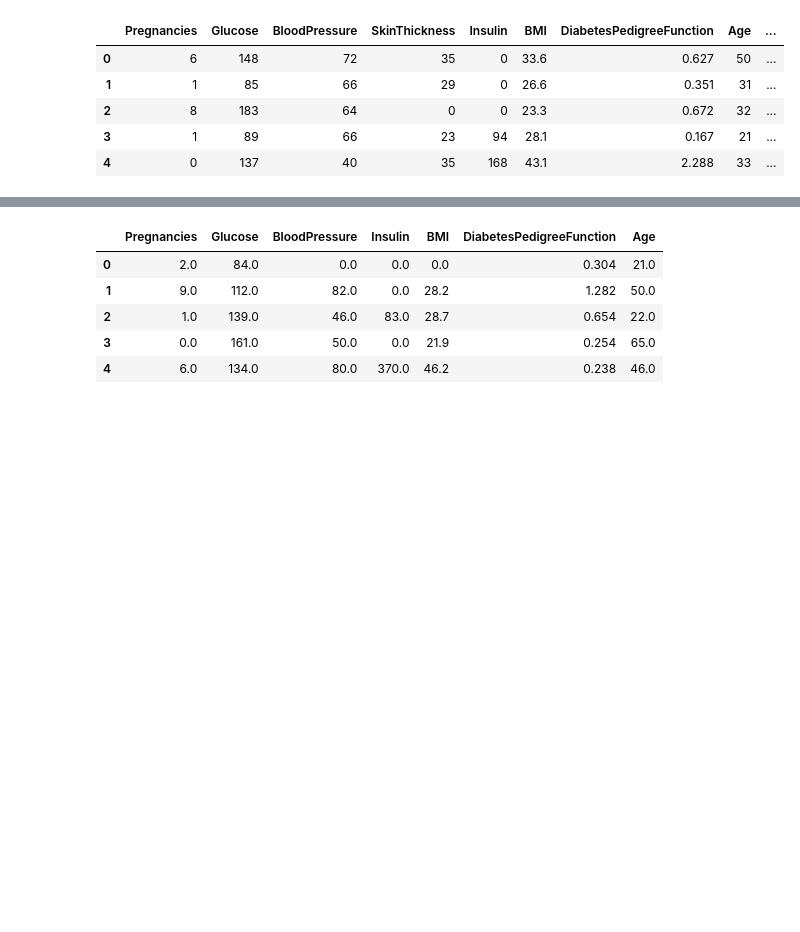
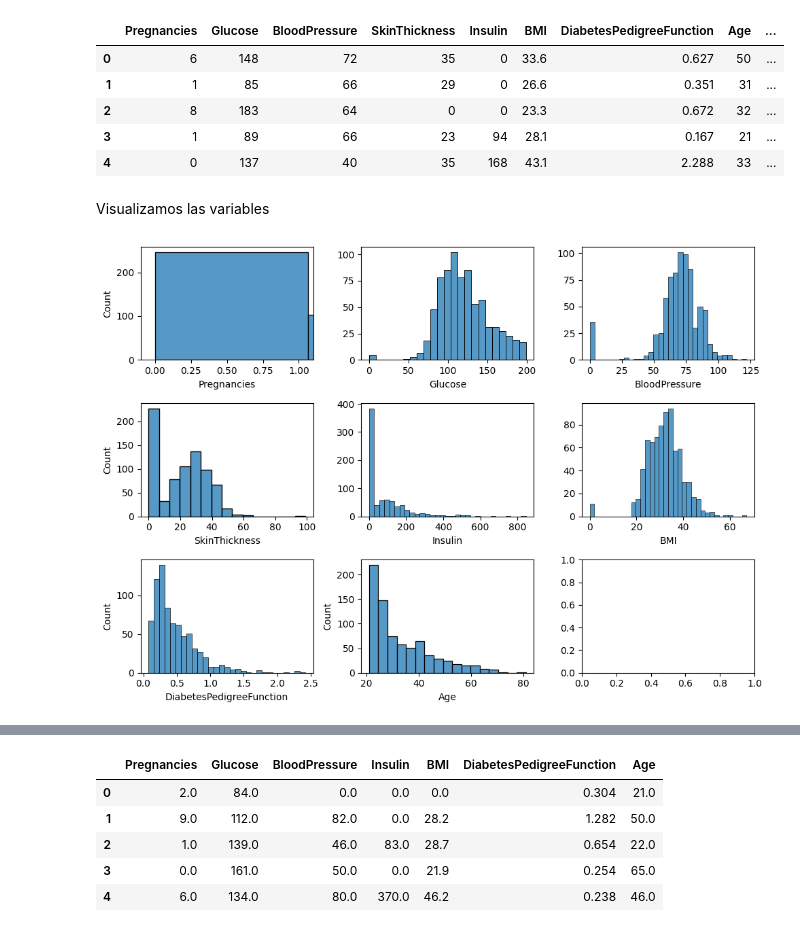
Before and after one commit to KALGonzalez/Arbol-de-Decision, a Jupyter notebook: src/explore.ipynb, the cells around one changed output, grey strips where cells are left out. Drawn from its saved outputs; the diff is of its cells as text; code cells hidden in the pictures; blank space fills up the shorter version.

```diff
--- a/src/explore.ipynb
+++ b/src/explore.ipynb
@@ -22,3 +51,28 @@ total_data.head()
 | 2 | 8 | 183 | 64 | 0 | 0 | 23.3 | 0.672 | 32 | ... |
 | 3 | 1 | 89 | 66 | 23 | 94 | 28.1 | 0.167 | 21 | ... |
 | 4 | 0 | 137 | 40 | 35 | 168 | 43.1 | 2.288 | 33 | ... |
+# %% [markdown]
+Visualizamos las variables
+# %%
+import matplotlib.pyplot as plt
+import seaborn as sns
+
+fig, axis = plt.subplots(3, 3, figsize = (10, 7))
+
+# Crear un histograma múltiple
+sns.histplot(ax = axis[0, 0], data = total_data, x = "Pregnancies").set_xlim(-0.1, 1.1)
+sns.histplot(ax = axis[0, 1], data = total_data, x = "Glucose").set(ylabel = None)
+sns.histplot(ax = axis[0, 2], data = total_data, x = "BloodPressure").set(ylabel = None)
+sns.histplot(ax = axis[1, 0], data = total_data, x = "SkinThickness")
+sns.histplot(ax = axis[1, 1], data = total_data, x = "Insulin").set(ylabel = None)
+sns.histplot(ax = axis[1, 2], data = total_data, x = "BMI").set(ylabel = None)
+sns.histplot(ax = axis[2, 0], data = total_data, x = "DiabetesPedigreeFunction")
+sns.histplot(ax = axis[2, 1], data = total_data, x = "Age")
+
+# Ajustar el layout
+plt.tight_layout()
+
+# Mostrar el plot
+plt.show()
+# %% [output]
+[figure, added]
```
Also changed, not shown: parts of 9 cells of this notebook.
